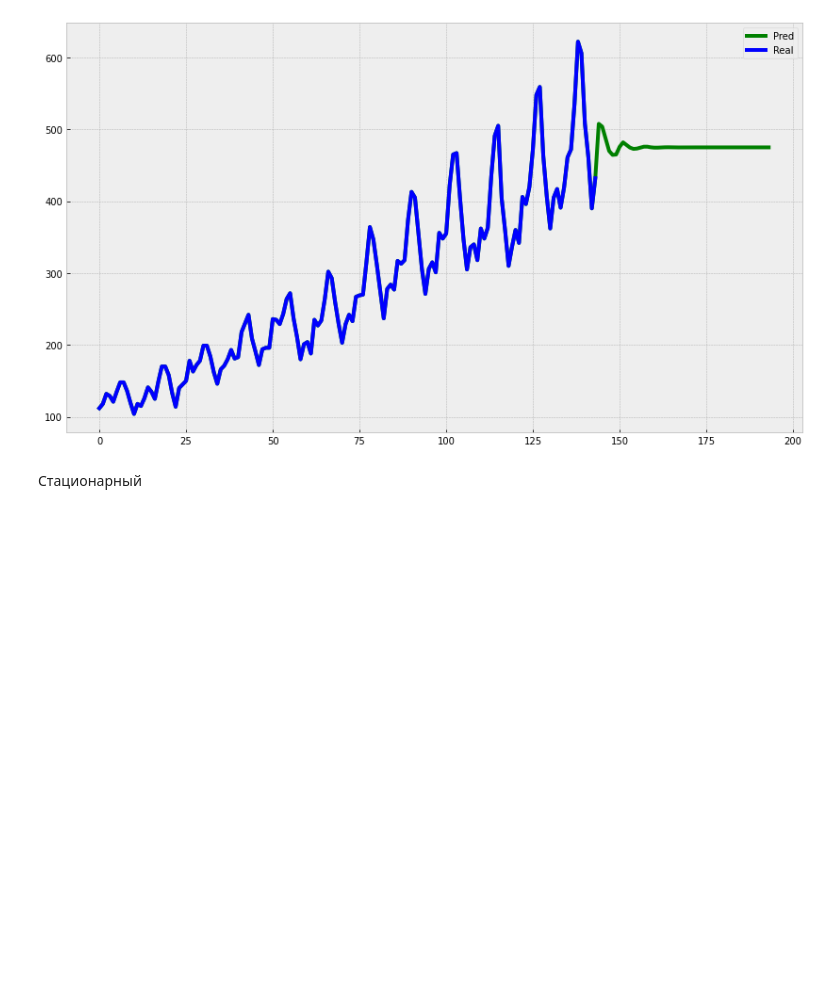
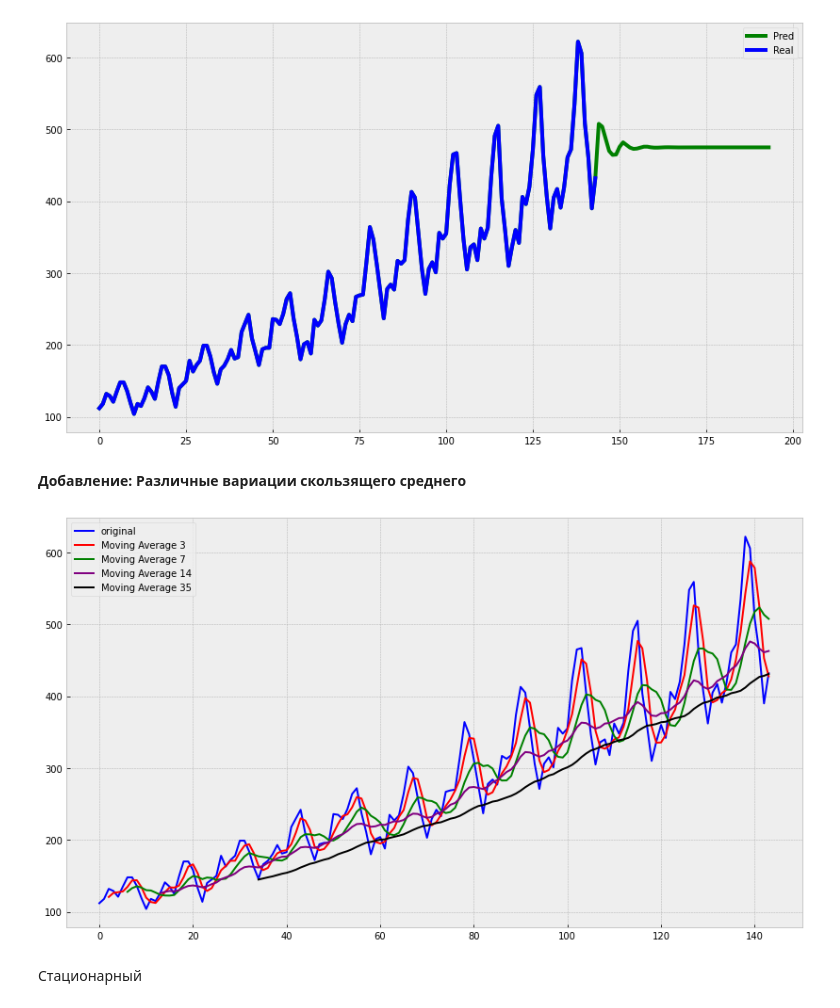
Before and after one commit to Geringer13/Netology_pyda, a Jupyter notebook: ML_Time_Series2_Homework.ipynb, the cells around one changed output. Saved outputs shown, nothing was run; the diff lists cells and outputs as text; code cells hidden in the pictures; blank space fills up the shorter version.

```diff
--- a/ML_Time_Series2_Homework.ipynb
+++ b/ML_Time_Series2_Homework.ipynb
@@ -127,6 +127,20 @@ with plt.style.context('bmh'):
     plt.legend()
 # %% [output]
 [figure]
+# %% [markdown]
+**Добавление: Различные вариации скользящего среднего**
+# %%
+windows = [3,7,14,35]
+colors = ['red', 'green', 'purple', 'black']
+with plt.style.context('bmh'):
+    plt.figure(figsize=(14, 8))
+    plt.plot(data_ns, color='blue',label='original')
+    for i in range(len(windows)):
+        ser = moving_average(data_ns, windows[i])
+        plt.plot(ser, color=colors[i], linewidth='2', label='Moving Average {}'.format(windows[i]))
+    plt.legend()
+# %% [output]
+[figure, added]
 # %% [markdown]
 Стационарный
 # %%
```
Also changed, not shown: parts of 31 cells of this notebook.
